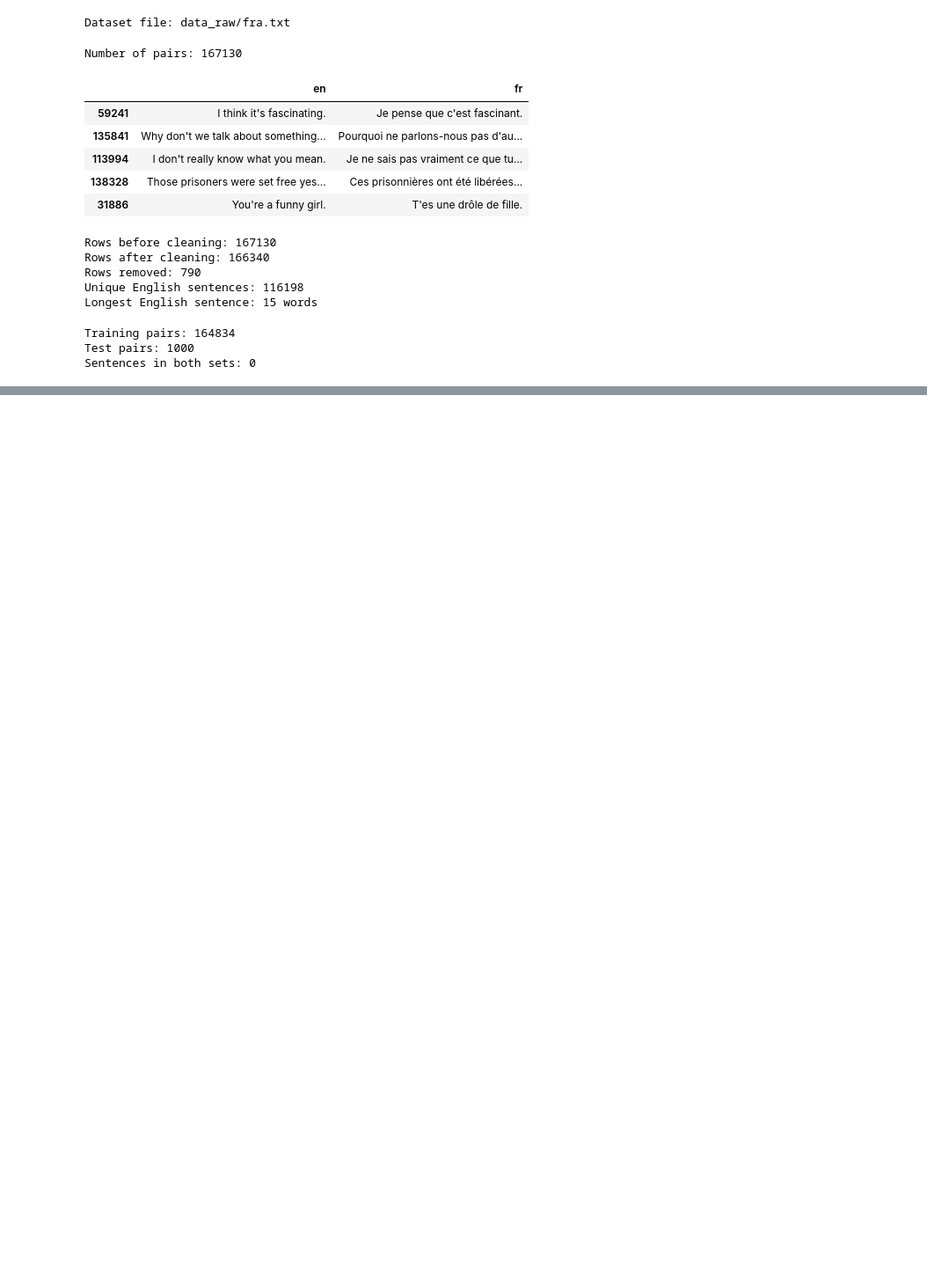
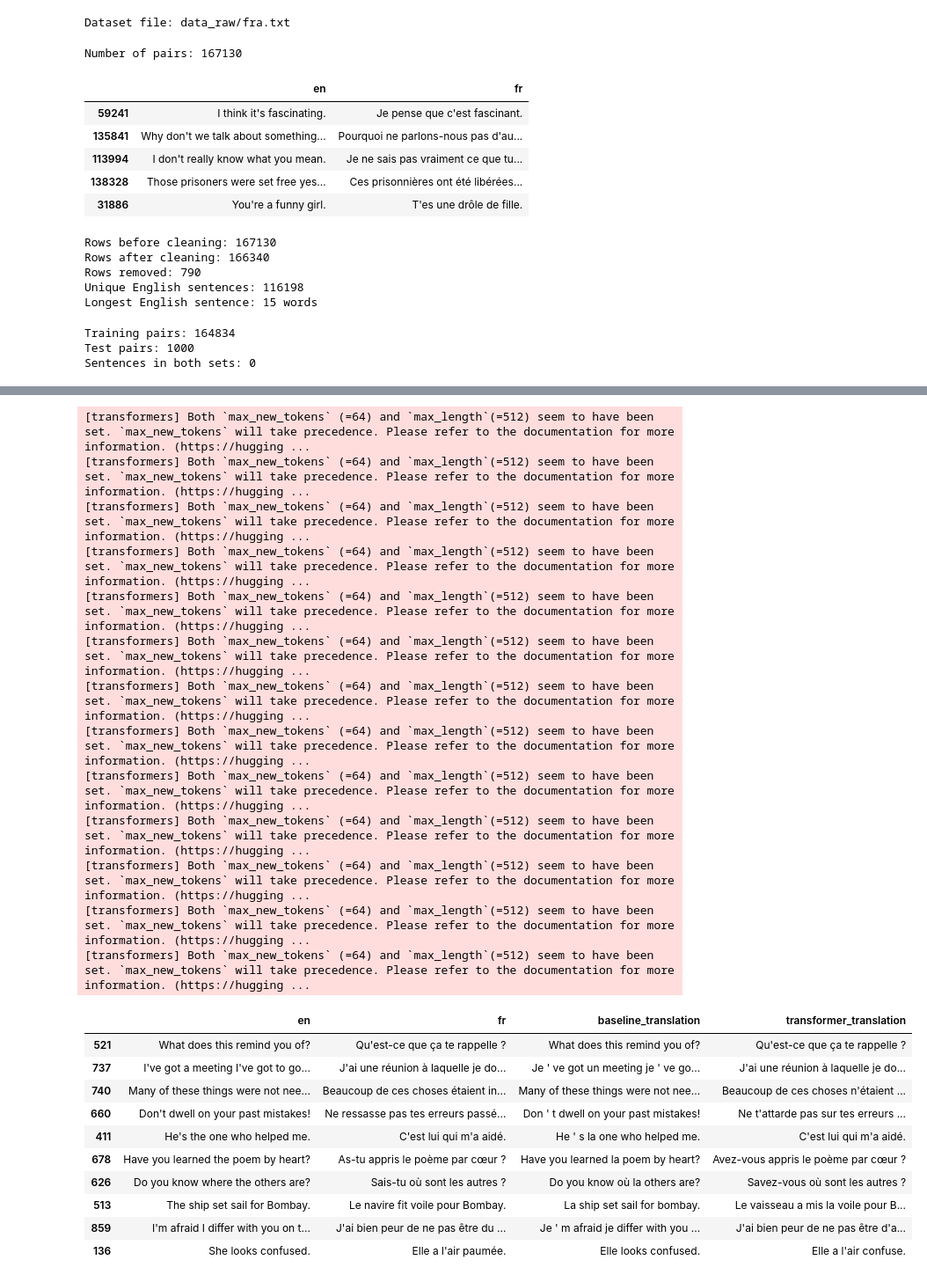
Before and after one commit to MeouchyCharbel/Neural-Machine-Translation, a Jupyter notebook: 01_data_and_baseline.ipynb, the cells around one changed output, grey strips where cells are left out. Shown at 88% size. Saved outputs shown, nothing was run; the diff lists cells and outputs as text; code cells hidden in the pictures; blank space fills up the shorter version.

Commit message:
Add baseline and Transformer translation

```diff
--- a/01_data_and_baseline.ipynb
+++ b/01_data_and_baseline.ipynb
@@ -97,0 +130,11 @@ Sentences in both sets: 0
+# %%
+
+evaluation_df = test_pairs.sample(
+    n=100,
+    random_state=42
+).copy()
+
+evaluation_df["baseline_translation"] = evaluation_df["en"].apply(baseline_translate)
+
+
+display(evaluation_df[["en", "fr", "baseline_translation"]].head(10))
@@ -97,0 +182,13 @@ Sentences in both sets: 0
+# %%
+
+sentence = "I am happy."
+
+inputs = tokenizer(sentence, return_tensors="pt").to(device)
+
+with torch.no_grad():
+    outputs = model.generate(**inputs)
+
+translation = tokenizer.decode(outputs[0], skip_special_tokens=True)
+
+print("English:", sentence)
+print("French:", translation)
@@ -97,0 +246,41 @@ Sentences in both sets: 0
+# %%
+
+transformer_predictions = []
+
+batch_size = 8
+
+for start in range(0, len(evaluation_df), batch_size):
+    batch = evaluation_df["en"].iloc[start:start + batch_size].tolist()
+
+    translations = transformer_translate(batch)
+
+    transformer_predictions.extend(translations)
+
+evaluation_df["transformer_translation"] = transformer_predictions
+
+display(evaluation_df[["en", "fr", "baseline_translation", "transformer_translation"]].head(10))
+# %% [output]
+[transformers] Both `max_new_tokens` (=64) and `max_length`(=512) seem to have been set. `max_new_tokens` will take precedence. Please refer to the documentation for more information. (https://hugging ...
+[transformers] Both `max_new_tokens` (=64) and `max_length`(=512) seem to have been set. `max_new_tokens` will take precedence. Please refer to the documentation for more information. (https://hugging ...
+[transformers] Both `max_new_tokens` (=64) and `max_length`(=512) seem to have been set. `max_new_tokens` will take precedence. Please refer to the documentation for more information. (https://hugging ...
+[transformers] Both `max_new_tokens` (=64) and `max_length`(=512) seem to have been set. `max_new_tokens` will take precedence. Please refer to the documentation for more information. (https://hugging ...
+[transformers] Both `max_new_tokens` (=64) and `max_length`(=512) seem to have been set. `max_new_tokens` will take precedence. Please refer to the documentation for more information. (https://hugging ...
+[transformers] Both `max_new_tokens` (=64) and `max_length`(=512) seem to have been set. `max_new_tokens` will take precedence. Please refer to the documentation for more information. (https://hugging ...
+[transformers] Both `max_new_tokens` (=64) and `max_length`(=512) seem to have been set. `max_new_tokens` will take precedence. Please refer to the documentation for more information. (https://hugging ...
+[transformers] Both `max_new_tokens` (=64) and `max_length`(=512) seem to have been set. `max_new_tokens` will take precedence. Please refer to the documentation for more information. (https://hugging ...
+[transformers] Both `max_new_tokens` (=64) and `max_length`(=512) seem to have been set. `max_new_tokens` will take precedence. Please refer to the documentation for more information. (https://hugging ...
+[transformers] Both `max_new_tokens` (=64) and `max_length`(=512) seem to have been set. `max_new_tokens` will take precedence. Please refer to the documentation for more information. (https://hugging ...
+[transformers] Both `max_new_tokens` (=64) and `max_length`(=512) seem to have been set. `max_new_tokens` will take precedence. Please refer to the documentation for more information. (https://hugging ...
+[transformers] Both `max_new_tokens` (=64) and `max_length`(=512) seem to have been set. `max_new_tokens` will take precedence. Please refer to the documentation for more information. (https://hugging ...
+[transformers] Both `max_new_tokens` (=64) and `max_length`(=512) seem to have been set. `max_new_tokens` will take precedence. Please refer to the documentation for more information. (https://hugging ...
+|  | en | fr | baseline_translation | transformer_translation |
+| 521 | What does this remind you of? | Qu'est-ce que ça te rappelle ? | What does this remind you of? | Qu'est-ce que ça te rappelle ? |
+| 737 | I've got a meeting I've got to go... | J'ai une réunion à laquelle je do... | Je ' ve got un meeting je ' ve go... | J'ai une réunion à laquelle je do... |
+| 740 | Many of these things were not nee... | Beaucoup de ces choses étaient in... | Many of these things were not nee... | Beaucoup de ces choses n'étaient ... |
+| 660 | Don't dwell on your past mistakes! | Ne ressasse pas tes erreurs passé... | Don ' t dwell on your past mistakes! | Ne t'attarde pas sur tes erreurs ... |
+| 411 | He's the one who helped me. | C'est lui qui m'a aidé. | He ' s la one who helped me. | C'est lui qui m'a aidé. |
+| 678 | Have you learned the poem by heart? | As-tu appris le poème par cœur ? | Have you learned la poem by heart? | Avez-vous appris le poème par cœur ? |
+| 626 | Do you know where the others are? | Sais-tu où sont les autres ? | Do you know où la others are? | Savez-vous où sont les autres ? |
+| 513 | The ship set sail for Bombay. | Le navire fit voile pour Bombay. | La ship set sail for bombay. | Le vaisseau a mis la voile pour B... |
+| 859 | I'm afraid I differ with you on t... | J'ai bien peur de ne pas être du ... | Je ' m afraid je differ with you ... | J'ai bien peur de ne pas être d'a... |
+| 136 | She looks confused. | Elle a l'air paumée. | Elle looks confused. | Elle a l'air confuse. |
```
Also changed, not shown: parts of 7 cells of this notebook.
